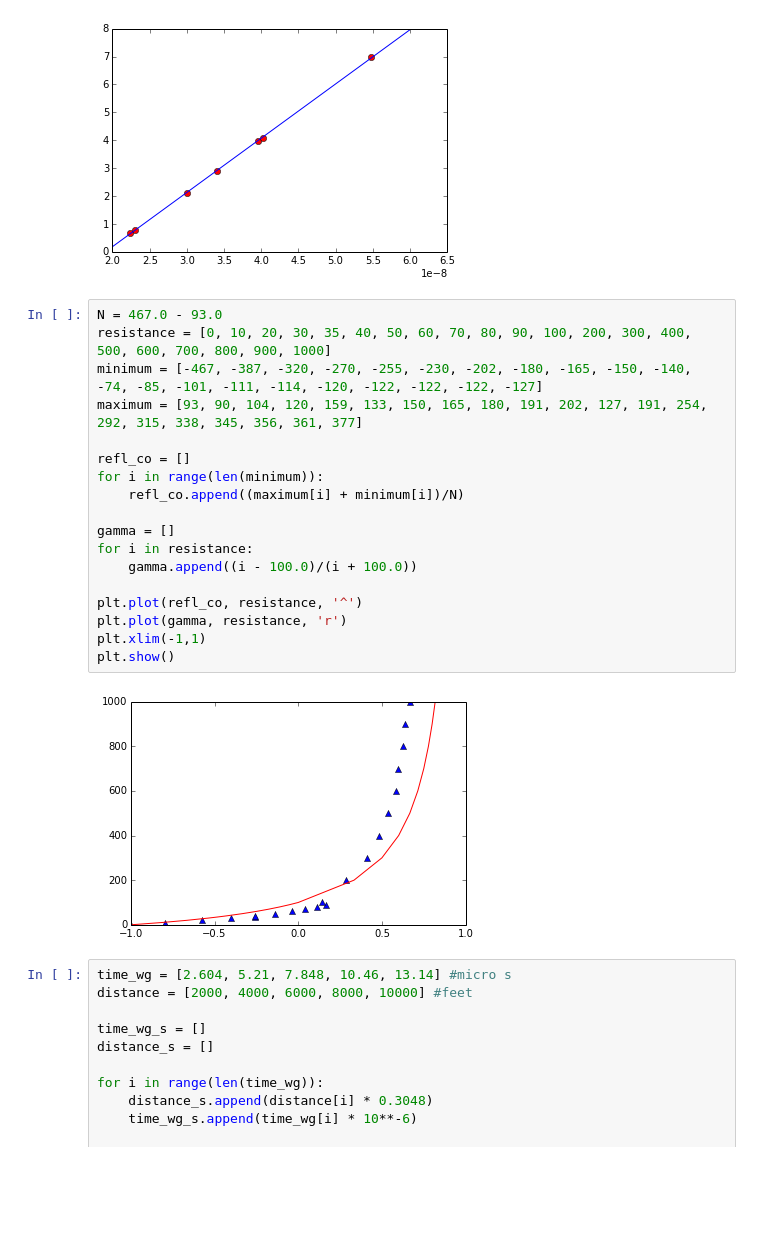
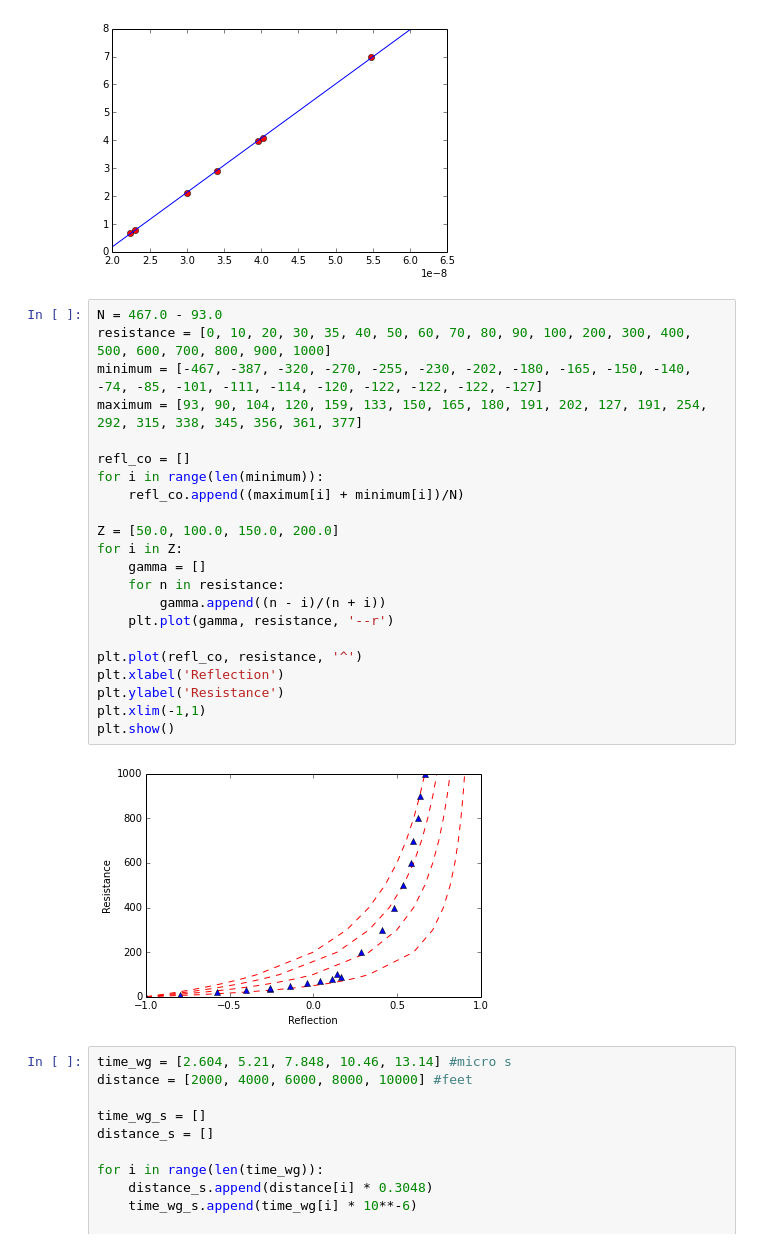
Before and after one commit to abardess/PHYS202-S14, a Jupyter notebook: SpeedOfLight.ipynb, the cells around one changed output. Cells and saved outputs as stored; diff of their text form; blank space fills up the shorter version.

```diff
--- a/SpeedOfLight.ipynb
+++ b/SpeedOfLight.ipynb
@@ -79,23 +82,27 @@ measured index: 1.53898408883
 # %%
 N = 467.0 - 93.0
 resistance = [0, 10, 20, 30, 35, 40, 50, 60, 70, 80, 90, 100, 200, 300, 400, 500, 600, 700, 800, 900, 1000]
 minimum = [-467, -387, -320, -270, -255, -230, -202, -180, -165, -150, -140, -74, -85, -101, -111, -114, -120, -122, -122, -122, -127]
 maximum = [93, 90, 104, 120, 159, 133, 150, 165, 180, 191, 202, 127, 191, 254, 292, 315, 338, 345, 356, 361, 377]
 
 refl_co = []
 for i in range(len(minimum)):
     refl_co.append((maximum[i] + minimum[i])/N)
 
-gamma = []
-for i in resistance:
-    gamma.append((i - 100.0)/(i + 100.0))
+Z = [50.0, 100.0, 150.0, 200.0]
+for i in Z:
+    gamma = []
+    for n in resistance:
+        gamma.append((n - i)/(n + i))
+    plt.plot(gamma, resistance, '--r')
 
 plt.plot(refl_co, resistance, '^')
-plt.plot(gamma, resistance, 'r')
+plt.xlabel('Reflection')
+plt.ylabel('Resistance')
 plt.xlim(-1,1)
 plt.show()
 # %% [output]
-[figure, old version]
+[figure, new version]
 # %%
 time_wg = [2.604, 5.21, 7.848, 10.46, 13.14] #micro s
 distance = [2000, 4000, 6000, 8000, 10000] #feet
```
Also changed, not shown: parts of 1 cell of this notebook, 1 other file.
